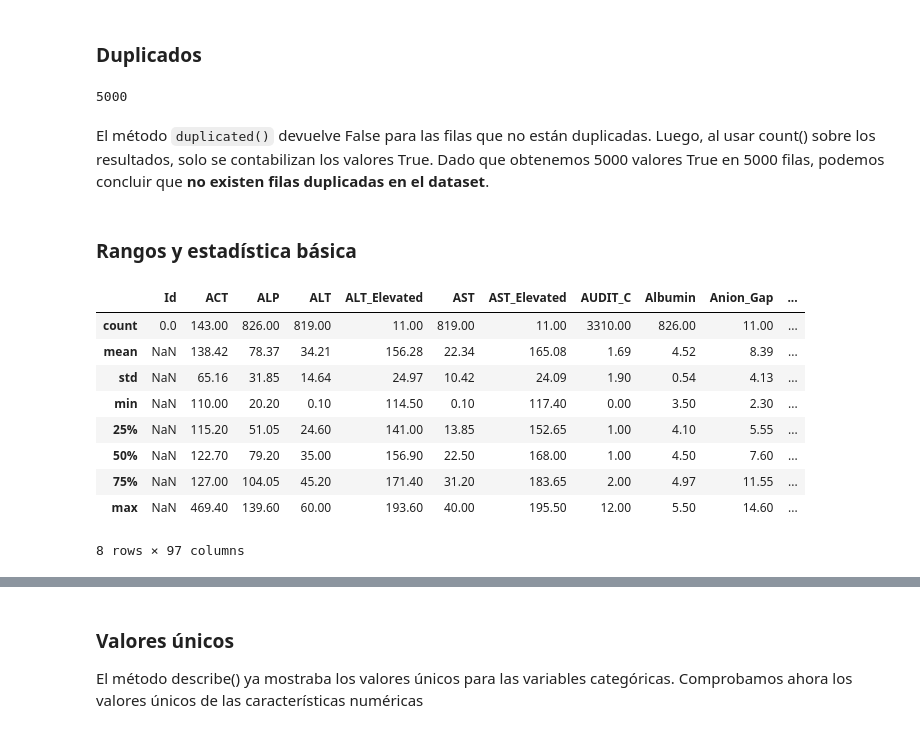
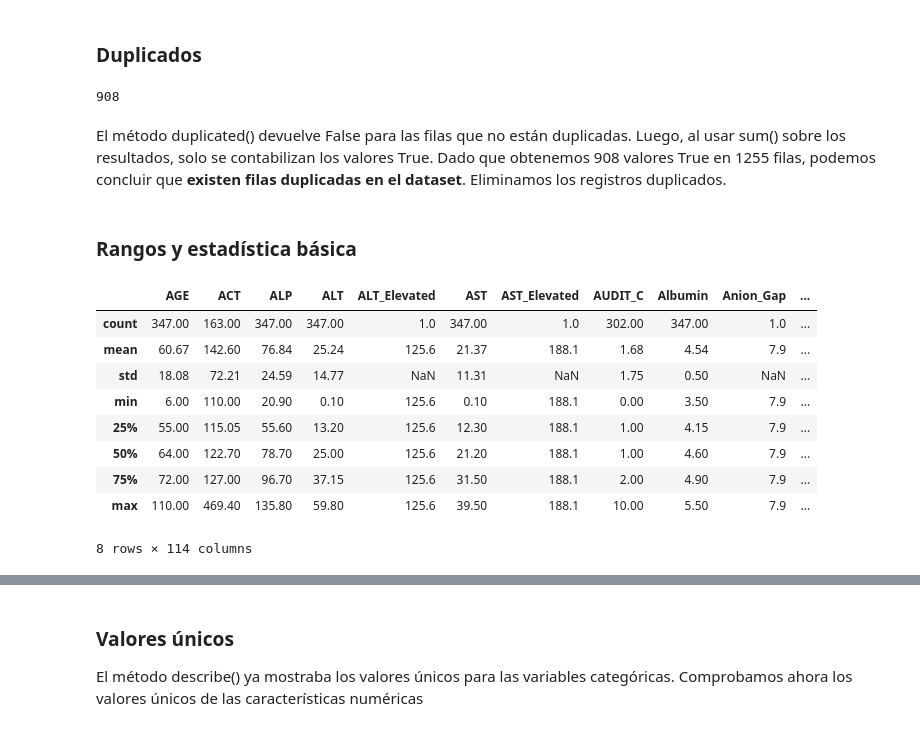
Before and after one commit to anavagi/anticoagulant-patology-analysis, a Jupyter notebook: Exploration_and_Classification.ipynb, the cells around one changed output, grey strips where cells are left out. Saved outputs shown, nothing was run; the diff lists cells and outputs as text; code cells hidden in the pictures.

Commit message:
limpieza de datos ok y dataset completo

```diff
--- a/Exploration_and_Classification.ipynb
+++ b/Exploration_and_Classification.ipynb
@@ -506,0 +586,17 @@ numerical = df_patients_observations_pivot.select_dtypes(include=['int64','float
+# %%
+df_patients_observations_medications_INR['Stress_Level'].unique()
+# Diccionario de mapeo
+new_names_stress = {
+    'Not at all': 'Not_at_all',
+    'Somewhat': 'Somewhat',
+    'A little bit': 'A_little',
+    'Quite a bit': 'Quite_a_bit',
+    'Very much': 'Very_much',
+    'nan': 'Missing',  # si quieres tratar los NaN como categoría
+    'I choose not to answer this question': 'No_answer'
+}
+
+# Aplicar el cambio
+df_patients_observations_medications_INR['Stress_Level'] = df_patients_observations_medications_INR['Stress_Level'].map(new_names_stress)
+# %%
+df_patients_observations_medications_INR = pd.get_dummies(df_patients_observations_medications_INR, columns=['Stress_Level'], prefix='Stress')
@@ -507,24 +605,44 @@ numerical = df_patients_observations_pivot.select_dtypes(include=['int64','float
+# %%
+df_patients_observations_medications_INR['Medication'].unique()
+
+med_map = {
+    'heparin sodium  porcine 100 UNT/ML Injectable Solution': 'Heparin_100',
+    'heparin sodium  porcine 1000 UNT/ML Injectable Solution': 'Heparin_1000',
+    '0.4 ML Enoxaparin sodium 100 MG/ML Prefilled Syringe': 'Enoxaparin_100',
+    '1 ML Enoxaparin sodium 150 MG/ML Prefilled Syringe': 'Enoxaparin_150',
+    '1 ML heparin sodium  porcine 5000 UNT/ML Injection': 'Heparin_5000',
+    'enoxaparin sodium 100 MG/ML Injectable Solution': 'Enoxaparin_100',
+    'Warfarin Sodium 5 MG Oral Tablet': 'Warfarin_5',
+    'warfarin sodium 5 MG Oral Tablet': 'Warfarin_5',
+    'nan': 'No_medication'
+}
+
+# Aplicar mapeo
+df_patients_observations_medications_INR['Medication'] = df_patients_observations_medications_INR['Medication'].map(med_map)
+
+df_patients_observations_medications_INR = pd.get_dummies(df_patients_observations_medications_INR, columns=['Medication'], prefix='Med')
 # %% [markdown]
 ### Duplicados
 # %%
-df_patients_observations_pivot.duplicated().count()
+df_patients_observations_medications_INR.duplicated().sum()
 # %% [output]
-5000
+908
 # %% [markdown]
-El método `duplicated()` devuelve False para las filas que no están duplicadas. Luego, al usar count() sobre los resultados, solo se contabilizan los valores True. Dado que obtenemos 5000 valores True en 5000 filas, podemos concluir que **no existen filas duplicadas en el dataset**.
+El método duplicated() devuelve False para las filas que no están duplicadas. Luego, al usar sum() sobre los resultados, solo se contabilizan los valores True. Dado que obtenemos 908 valores True en 1255 filas, podemos concluir que **existen filas duplicadas en el dataset**. Eliminamos los registros duplicados.
+# %%
+df_patients_observations_medications_INR = df_patients_observations_medications_INR.drop_duplicates()
 # %% [markdown]
 ### Rangos y estadística básica
 # %%
-# Check the stats of numerical features
-df_patients_observations_pivot.describe(include = np.number).round(2)
+df_patients_observations_medications_INR.describe(include = np.number).round(2)
 # %% [output]
-|  | Id | ACT | ALP | ALT | ALT_Elevated | AST | AST_Elevated | AUDIT_C | Albumin | Anion_Gap | ... |
-| count | 0.0 | 143.00 | 826.00 | 819.00 | 11.00 | 819.00 | 11.00 | 3310.00 | 826.00 | 11.00 | ... |
-| mean | NaN | 138.42 | 78.37 | 34.21 | 156.28 | 22.34 | 165.08 | 1.69 | 4.52 | 8.39 | ... |
-| std | NaN | 65.16 | 31.85 | 14.64 | 24.97 | 10.42 | 24.09 | 1.90 | 0.54 | 4.13 | ... |
-| min | NaN | 110.00 | 20.20 | 0.10 | 114.50 | 0.10 | 117.40 | 0.00 | 3.50 | 2.30 | ... |
-| 25% | NaN | 115.20 | 51.05 | 24.60 | 141.00 | 13.85 | 152.65 | 1.00 | 4.10 | 5.55 | ... |
-| 50% | NaN | 122.70 | 79.20 | 35.00 | 156.90 | 22.50 | 168.00 | 1.00 | 4.50 | 7.60 | ... |
-| 75% | NaN | 127.00 | 104.05 | 45.20 | 171.40 | 31.20 | 183.65 | 2.00 | 4.97 | 11.55 | ... |
-| max | NaN | 469.40 | 139.60 | 60.00 | 193.60 | 40.00 | 195.50 | 12.00 | 5.50 | 14.60 | ... |
+|  | AGE | ACT | ALP | ALT | ALT_Elevated | AST | AST_Elevated | AUDIT_C | Albumin | Anion_Gap | ... |
+| count | 347.00 | 163.00 | 347.00 | 347.00 | 1.0 | 347.00 | 1.0 | 302.00 | 347.00 | 1.0 | ... |
+| mean | 60.67 | 142.60 | 76.84 | 25.24 | 125.6 | 21.37 | 188.1 | 1.68 | 4.54 | 7.9 | ... |
+| std | 18.08 | 72.21 | 24.59 | 14.77 | NaN | 11.31 | NaN | 1.75 | 0.50 | NaN | ... |
+| min | 6.00 | 110.00 | 20.90 | 0.10 | 125.6 | 0.10 | 188.1 | 0.00 | 3.50 | 7.9 | ... |
+| 25% | 55.00 | 115.05 | 55.60 | 13.20 | 125.6 | 12.30 | 188.1 | 1.00 | 4.15 | 7.9 | ... |
+| 50% | 64.00 | 122.70 | 78.70 | 25.00 | 125.6 | 21.20 | 188.1 | 1.00 | 4.60 | 7.9 | ... |
+| 75% | 72.00 | 127.00 | 96.70 | 37.15 | 125.6 | 31.50 | 188.1 | 2.00 | 4.90 | 7.9 | ... |
+| max | 110.00 | 469.40 | 135.80 | 59.80 | 125.6 | 39.50 | 188.1 | 10.00 | 5.50 | 7.9 | ... |
-8 rows × 97 columns
+8 rows × 114 columns
```
Also changed, not shown: parts of 50 cells of this notebook.
